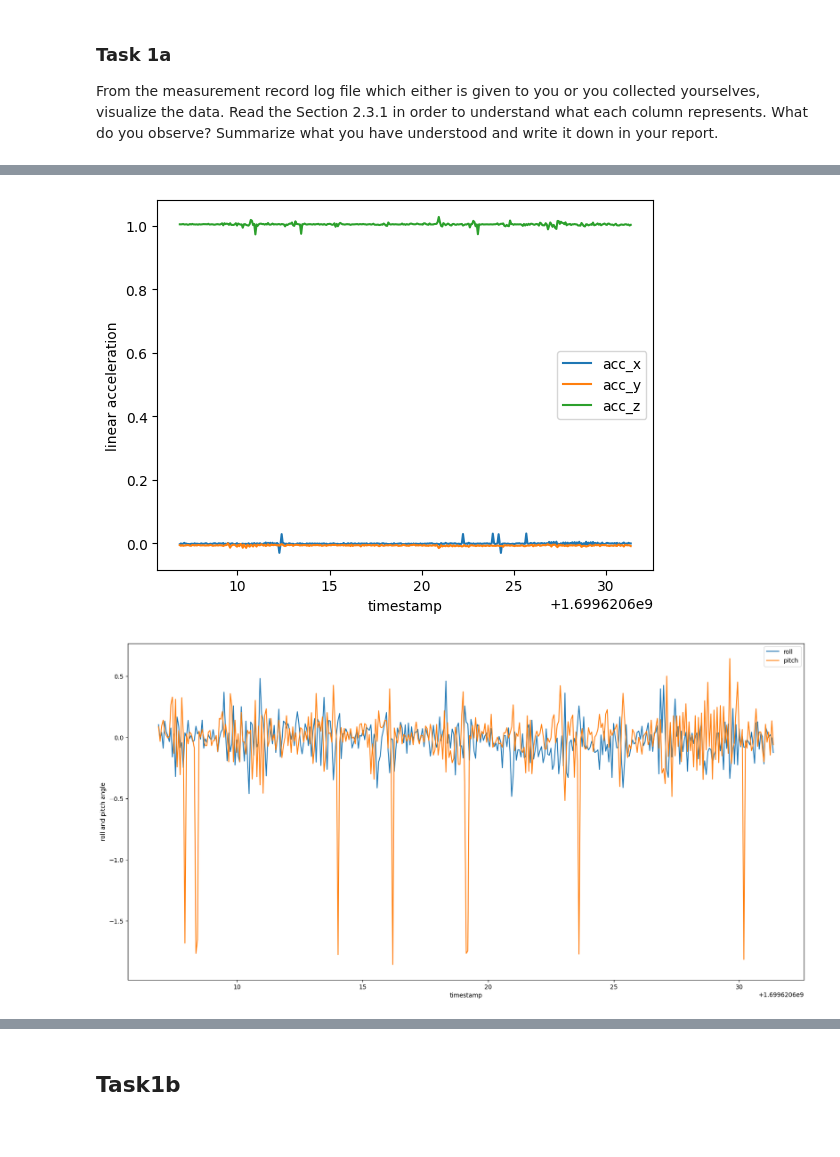
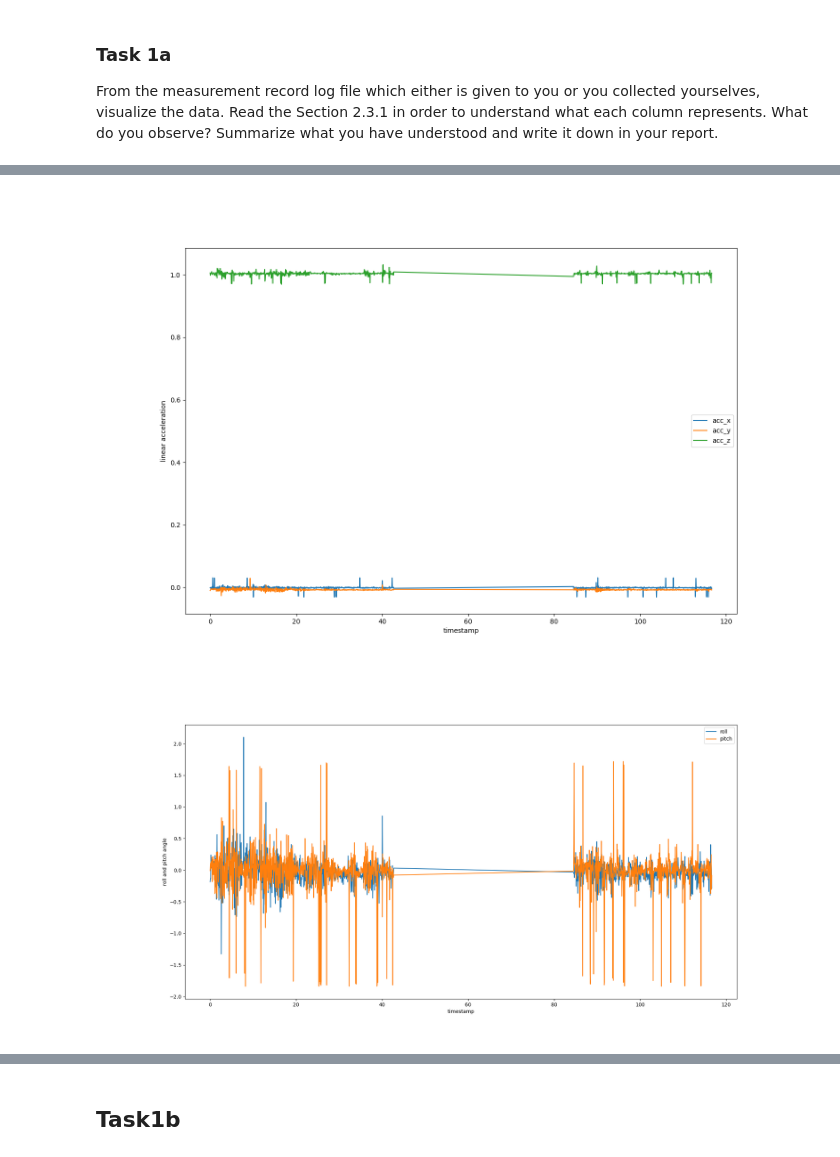
Before and after one commit to Nandu-Jagdish/BasicsOfSensorFusion23_Aalto, a Jupyter notebook: Project/part1.ipynb, the cells around one changed output, grey strips where cells are left out. Drawn from its saved outputs; the diff is of its cells as text; code cells hidden in the pictures.

```diff
--- a/Project/part1.ipynb
+++ b/Project/part1.ipynb
@@ -11,5 +13,5 @@ import matplotlib.pyplot as plt
 # %%
-datapath = '/workspaces/BasicsOfSensorFusion23_Aalto/Project/Data/showfun/showfun_imu_1xcc.csv'
+datapath = '/workspaces/BasicsOfSensorFusion23_Aalto/Project/Data/showfun/showfun_imu_1.csv'
 dataset1 = '/workspaces/BasicsOfSensorFusion23_Aalto/Project/Data/dataset1/data/task1/imu_reading_task1.csv'
 # %%
 #load csv file
@@ -27,7 +29,8 @@ df.head()
 # give names to columns
 #linear acceleration in x,y,z axis given in gravity unit, roll and pitch angle from accelerometer in degree, gyroscope x,y,z in degree/s, and magnetometer field strength in x,y,z axis in Gauss unit.
 df.columns = ['timestamp','acc_x','acc_y','acc_z','roll','pitch','gyro_x','gyro_y','gyro_z','mag_x','mag_y','mag_z']
-#converst timestamp to seconds
+#start timestamp from 0
+df.timestamp = df.timestamp - df.timestamp[0]
 # %%
 df.head()
 # %% [output]
@@ -40,21 +43,22 @@ df.head()
 # %%
 #plotting the data
 # plt.figure(figsize=(20,10))
 def plot_data(df):
+    plt.figure(figsize=(15,10))
     plt.plot(df['timestamp'],df['acc_x'])
     plt.plot(df['timestamp'],df['acc_y'])
     plt.plot(df['timestamp'],df['acc_z'])
     plt.xlabel('timestamp')
     plt.ylabel('linear acceleration')
     plt.legend(['acc_x','acc_y','acc_z'])
     plt.show()
 plot_data(df)
 # %% [output]
-[figure, old version]
+[figure, new version]
 # %%
 #visualize pitch , roll
 def plot_pitch_roll(df):
-    plt.figure(figsize=(20,10))
+    plt.figure(figsize=(15,10))
     plt.plot(df['timestamp'],df['roll'])
     plt.plot(df['timestamp'],df['pitch'])
     plt.xlabel('timestamp')
@@ -63,7 +67,7 @@ def plot_pitch_roll(df):
     plt.show()
 plot_pitch_roll(df)
 # %% [output]
-[figure, old version]
+[figure, new version]
 # %%
 #plot the rest of the data
 def plot_data_rest(df):
```
Also changed, not shown: parts of 18 cells of this notebook.
